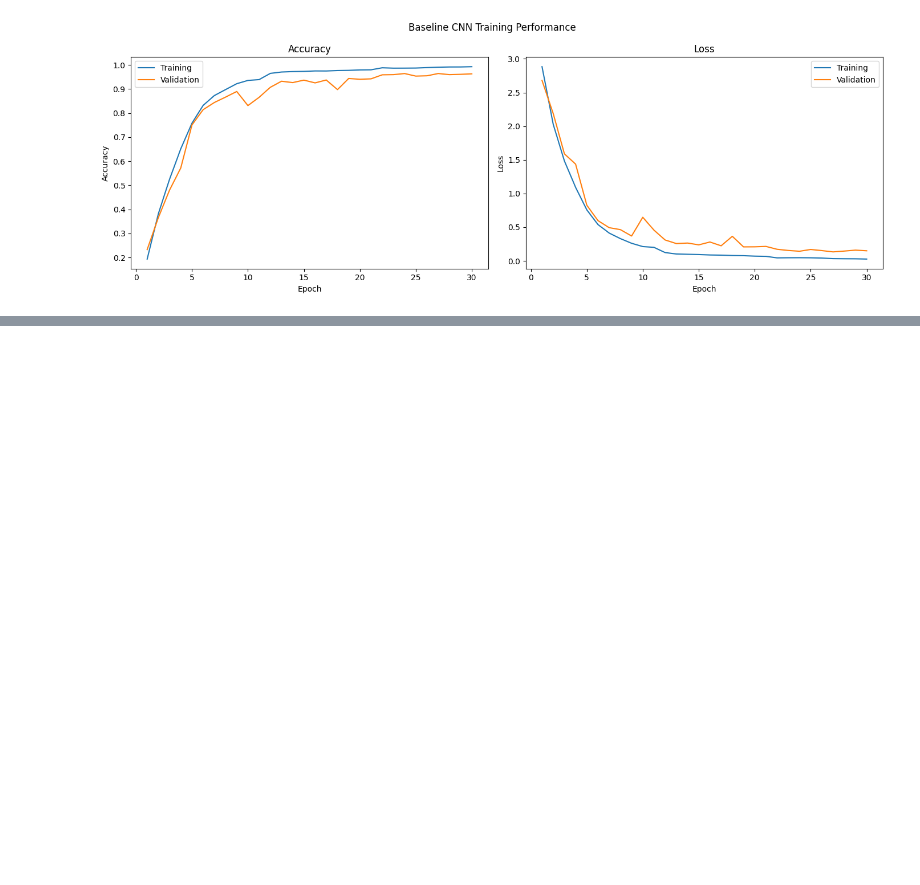
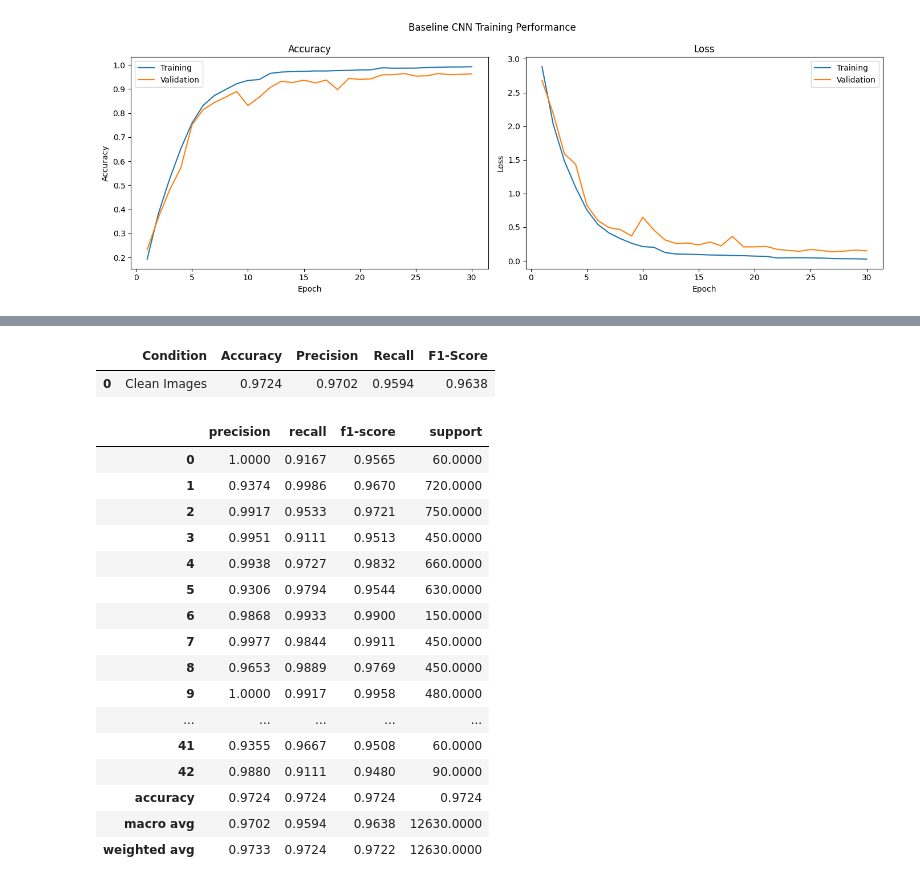
Before and after one commit to Daynomoon/AAI-521-Computer-Vision-Final-Project, a Jupyter notebook: 02_Custom_CNN_Development_and_Evaluation.ipynb, the cells around one changed output, grey strips where cells are left out. Cells and saved outputs as stored; diff of their text form; code cells hidden in the pictures; blank space fills up the shorter version.

```diff
--- a/02_Custom_CNN_Development_and_Evaluation.ipynb
+++ b/02_Custom_CNN_Development_and_Evaluation.ipynb
@@ -472,0 +472,11 @@ lowest validation loss.
+# %%
+experiments = {
+    "Lower Learning Rate": {
+        "learning_rate": 0.0005,
+        "dropout_rate": 0.3
+    },
+    "Higher Dropout": {
+        "learning_rate": 0.001,
+        "dropout_rate": 0.5
+    }
+}
@@ -472,0 +678,40 @@ lowest validation loss.
+# %%
+clean_metrics, y_true, y_pred = evaluate_model(
+    best_model, test_ds, "Clean Images"
+)
+
+display(pd.DataFrame([clean_metrics]).round(4))
+# %% [output]
+|  | Condition | Accuracy | Precision | Recall | F1-Score |
+| 0 | Clean Images | 0.9724 | 0.9702 | 0.9594 | 0.9638 |
+# %%
+#Classification report
+report = classification_report(
+    y_true,
+    y_pred,
+    labels=np.arange(NUM_CLASSES),
+    output_dict=True,
+    zero_division=0
+)
+
+report_df = pd.DataFrame(report).T
+
+display(report_df.round(4))
+# %% [output]
+|  | precision | recall | f1-score | support |
+| 0 | 1.0000 | 0.9167 | 0.9565 | 60.0000 |
+| 1 | 0.9374 | 0.9986 | 0.9670 | 720.0000 |
+| 2 | 0.9917 | 0.9533 | 0.9721 | 750.0000 |
+| 3 | 0.9951 | 0.9111 | 0.9513 | 450.0000 |
+| 4 | 0.9938 | 0.9727 | 0.9832 | 660.0000 |
+| 5 | 0.9306 | 0.9794 | 0.9544 | 630.0000 |
+| 6 | 0.9868 | 0.9933 | 0.9900 | 150.0000 |
+| 7 | 0.9977 | 0.9844 | 0.9911 | 450.0000 |
+| 8 | 0.9653 | 0.9889 | 0.9769 | 450.0000 |
+| 9 | 1.0000 | 0.9917 | 0.9958 | 480.0000 |
+| ... | ... | ... | ... | ... |
+| 41 | 0.9355 | 0.9667 | 0.9508 | 60.0000 |
+| 42 | 0.9880 | 0.9111 | 0.9480 | 90.0000 |
+| accuracy | 0.9724 | 0.9724 | 0.9724 | 0.9724 |
+| macro avg | 0.9702 | 0.9594 | 0.9638 | 12630.0000 |
+| weighted avg | 0.9733 | 0.9724 | 0.9722 | 12630.0000 |
```
Also changed, not shown: parts of 20 cells of this notebook.
